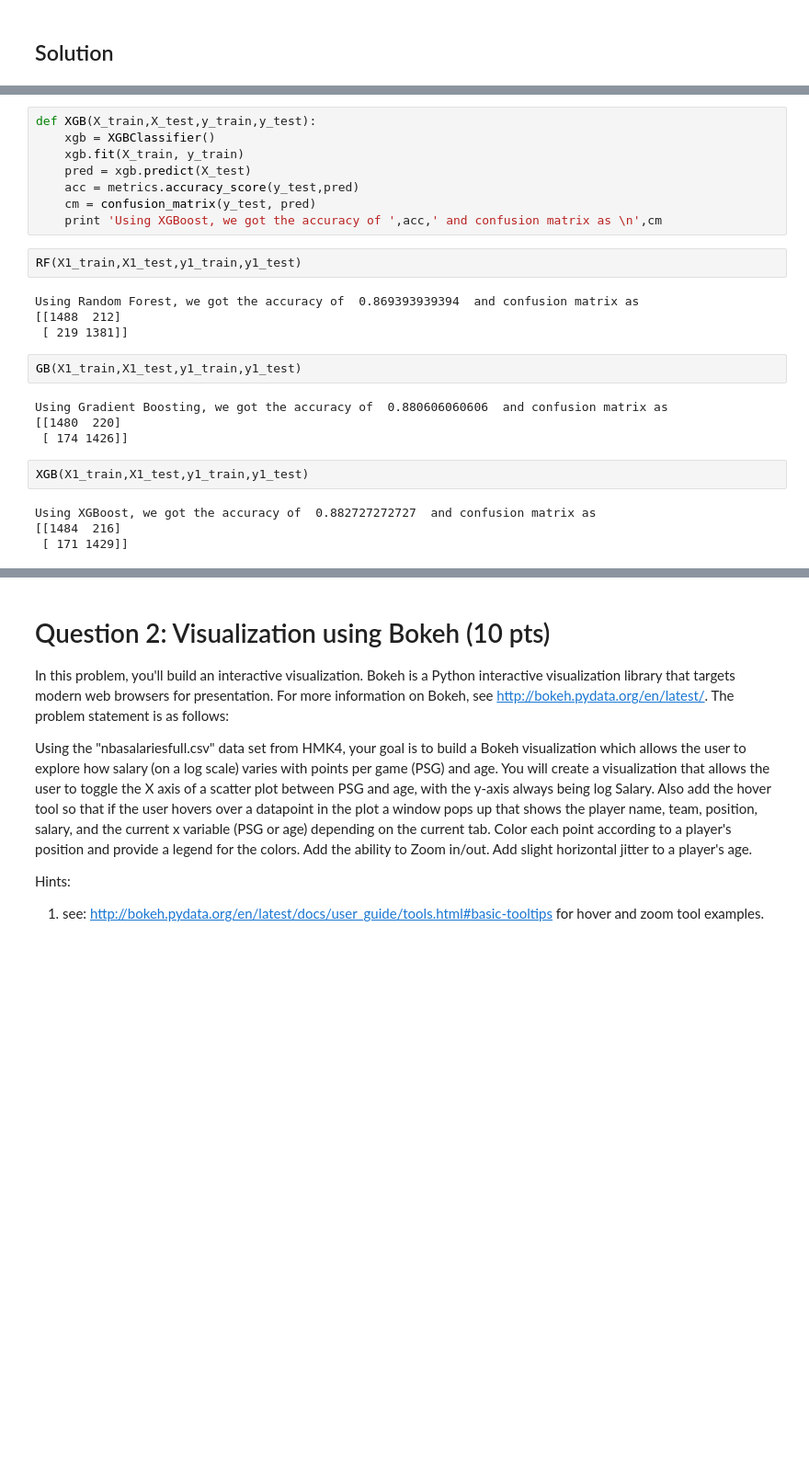
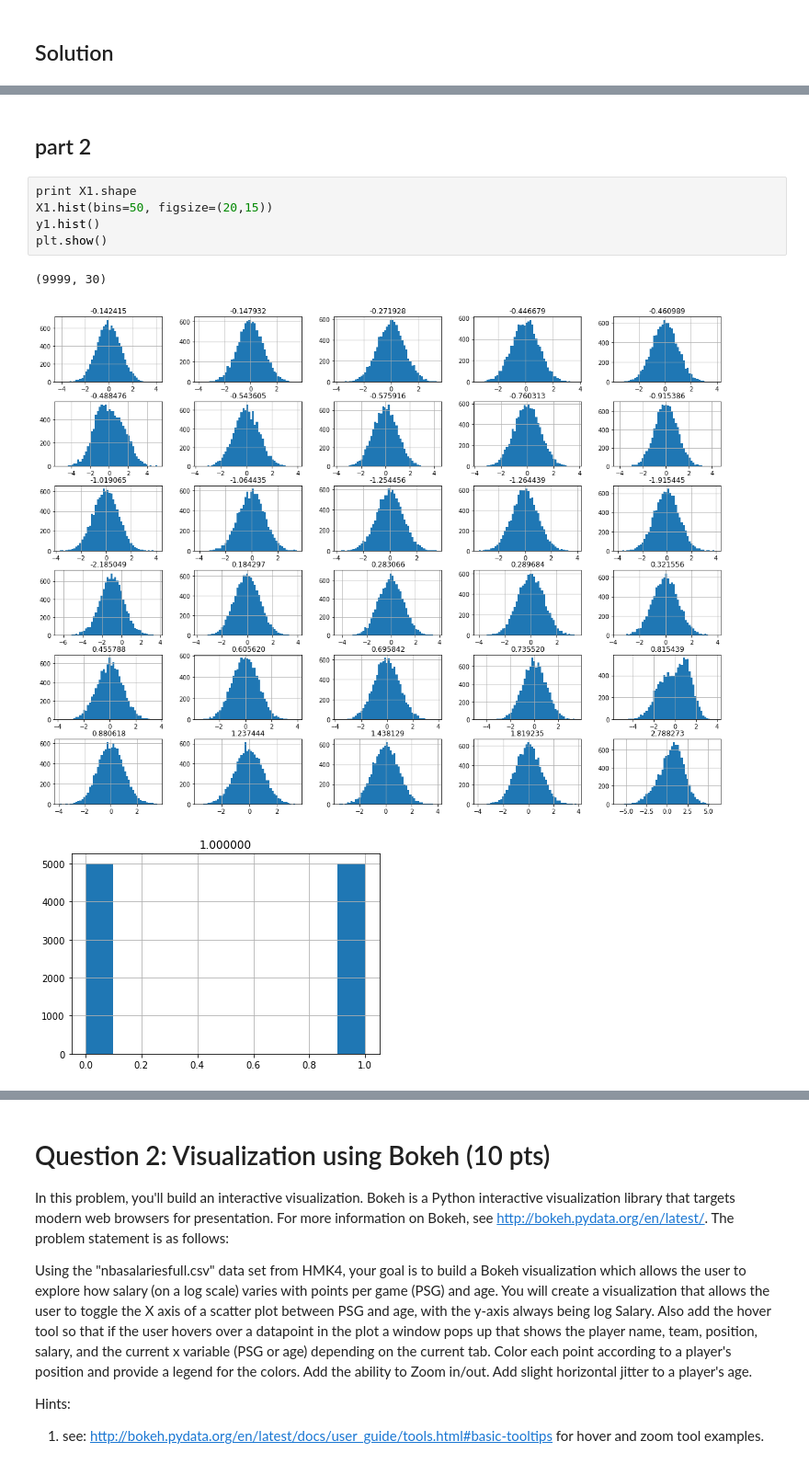
Before and after one commit to 91jackcheng/advanced-predictive-modeling, a Jupyter notebook: HW5/MIS382-Fall17-HW5.ipynb, the cells around one changed output, grey strips where cells are left out. Shown: that part at 92% size. Drawn from its saved outputs; the diff is of its cells as text; blank space fills up the shorter version.

```diff
--- a/HW5/MIS382-Fall17-HW5.ipynb
+++ b/HW5/MIS382-Fall17-HW5.ipynb
@@ -69,26 +65,11 @@ def GB(X_train,X_test,y_train,y_test):
-# %%
-def XGB(X_train,X_test,y_train,y_test):
-    xgb = XGBClassifier()
-    xgb.fit(X_train, y_train)
-    pred = xgb.predict(X_test)
-    acc = metrics.accuracy_score(y_test,pred)
-    cm = confusion_matrix(y_test, pred)
-    print 'Using XGBoost, we got the accuracy of ',acc,' and confusion matrix as \n',cm
-# %%
-RF(X1_train,X1_test,y1_train,y1_test)
-# %% [output]
-Using Random Forest, we got the accuracy of  0.869393939394  and confusion matrix as
-[[1488  212]
- [ 219 1381]]
-# %%
-GB(X1_train,X1_test,y1_train,y1_test)
-# %% [output]
-Using Gradient Boosting, we got the accuracy of  0.880606060606  and confusion matrix as
-[[1480  220]
- [ 174 1426]]
-# %%
-XGB(X1_train,X1_test,y1_train,y1_test)
-# %% [output]
-Using XGBoost, we got the accuracy of  0.882727272727  and confusion matrix as
-[[1484  216]
- [ 171 1429]]
+# %% [markdown]
+## part 2
+# %%
+print X1.shape
+X1.hist(bins=50, figsize=(20,15))
+y1.hist()
+plt.show()
+# %% [output]
+(9999, 30)
+[figure, added]
+[figure, added]
```
Also changed, not shown: parts of 25 cells of this notebook.
